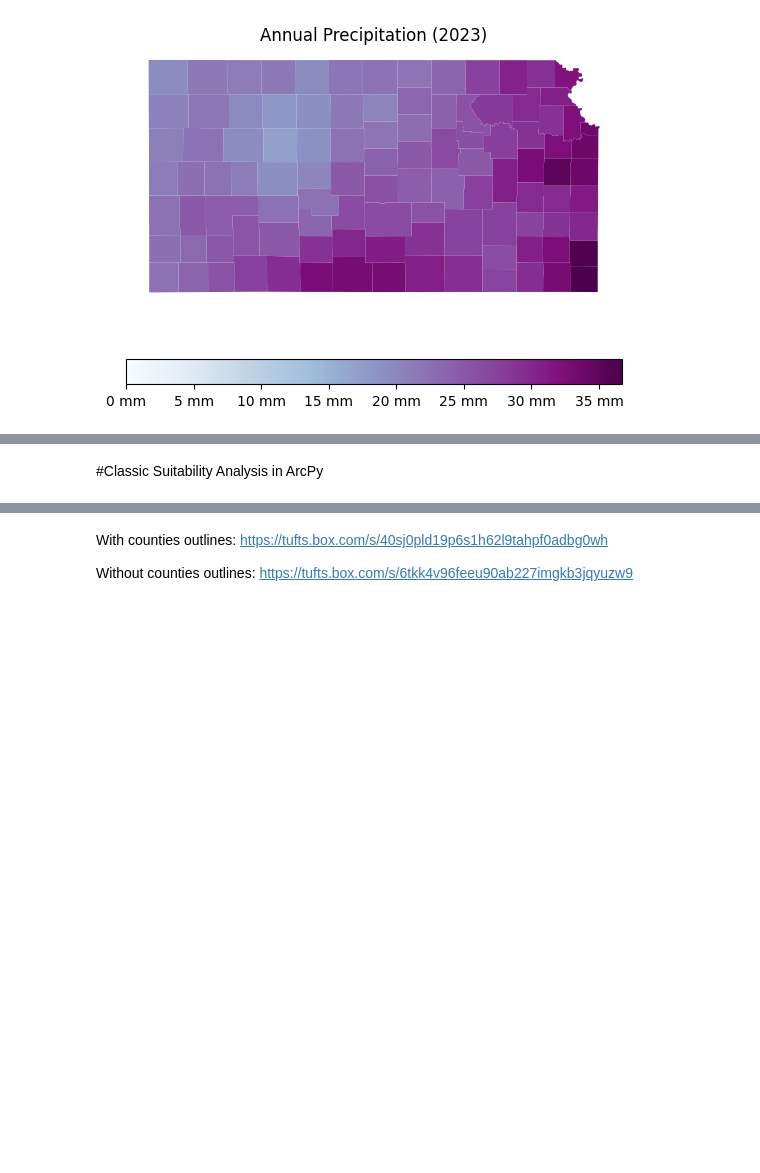
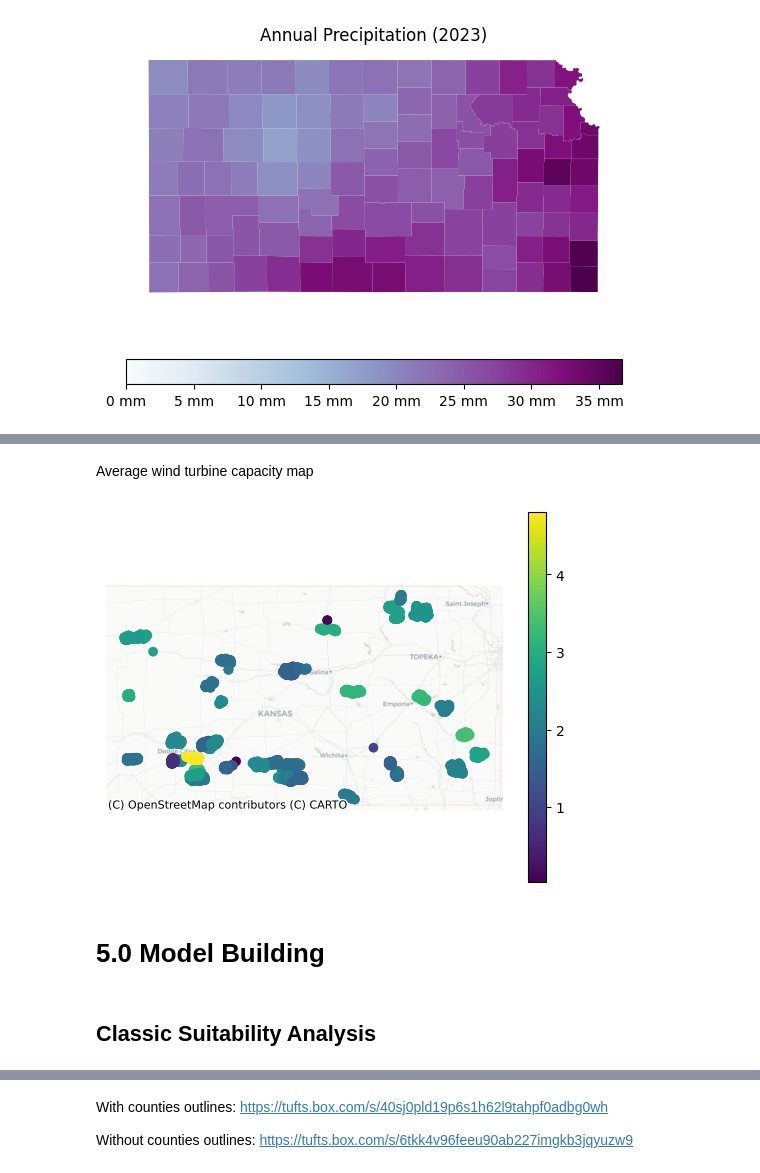
Before and after one commit to chad-fisher/KansasWind, a Jupyter notebook: KansasWindfarms.ipynb, the cells around one changed output, grey strips where cells are left out. Cells and saved outputs as stored; diff of their text form; code cells hidden in the pictures; blank space fills up the shorter version.

```diff
--- a/KansasWindfarms.ipynb
+++ b/KansasWindfarms.ipynb
@@ -614,2 +703,14 @@ with rio.open("wind2023.tif", "w", **out_meta) as dest:
+# %% [markdown]
+Average wind turbine capacity map
+# %%
+# Plot data
+ax= KansasWindTurbines_Reprojected.plot(column='Avg_Cap',cmap='viridis',legend=True)
+cx.add_basemap(ax,source=cx.providers.CartoDB.Positron)
+plt.axis('off')
+plt.show()
+# %% [output]
+[figure, added]
+# %% [markdown]
+# 5.0 Model Building
 # %% [markdown]
-#Classic Suitability Analysis in ArcPy
+## Classic Suitability Analysis
```
Also changed, not shown: parts of 141 cells of this notebook.
